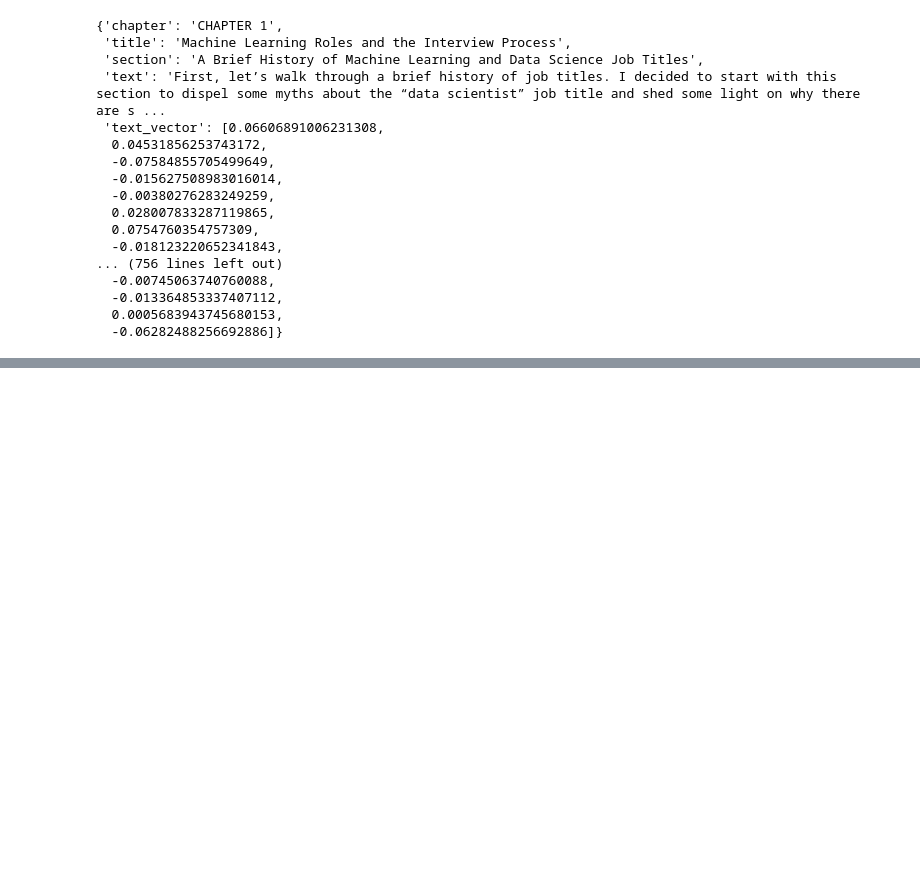
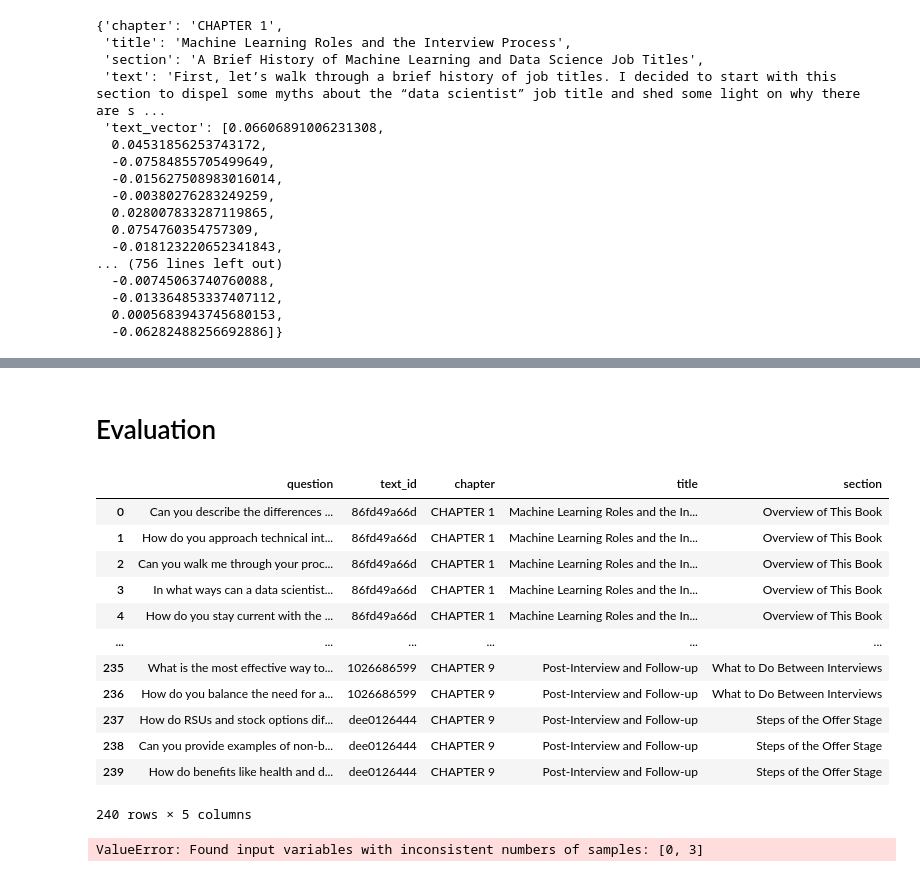
Before and after one commit to AMaldu/interview_preparation_bot, a Jupyter notebook: notebooks/retrieval_experiments/retrieval_elastic_search.ipynb, the cells around one changed output, grey strips where cells are left out. Cells and saved outputs as stored; diff of their text form; code cells hidden in the pictures; blank space fills up the shorter version.

Commit message:
elastic search hybrid uploaded

```diff
--- a/notebooks/retrieval_experiments/retrieval_elastic_search.ipynb
+++ b/notebooks/retrieval_experiments/retrieval_elastic_search.ipynb
@@ -237,0 +336,19 @@ response['hits']['hits']
+# %% [markdown]
+# Evaluation
+# %%
+gt_df = pd.read_csv('../../data/ground_truth_data.csv')
+gt_df
+# %% [output]
+|  | question | text_id | chapter | title | section |
+| 0 | Can you describe the differences ... | 86fd49a66d | CHAPTER 1 | Machine Learning Roles and the In... | Overview of This Book |
+| 1 | How do you approach technical int... | 86fd49a66d | CHAPTER 1 | Machine Learning Roles and the In... | Overview of This Book |
+| 2 | Can you walk me through your proc... | 86fd49a66d | CHAPTER 1 | Machine Learning Roles and the In... | Overview of This Book |
+| 3 | In what ways can a data scientist... | 86fd49a66d | CHAPTER 1 | Machine Learning Roles and the In... | Overview of This Book |
+| 4 | How do you stay current with the ... | 86fd49a66d | CHAPTER 1 | Machine Learning Roles and the In... | Overview of This Book |
+| ... | ... | ... | ... | ... | ... |
+| 235 | What is the most effective way to... | 1026686599 | CHAPTER 9 | Post-Interview and Follow-up | What to Do Between Interviews |
+| 236 | How do you balance the need for a... | 1026686599 | CHAPTER 9 | Post-Interview and Follow-up | What to Do Between Interviews |
+| 237 | How do RSUs and stock options dif... | dee0126444 | CHAPTER 9 | Post-Interview and Follow-up | Steps of the Offer Stage |
+| 238 | Can you provide examples of non-b... | dee0126444 | CHAPTER 9 | Post-Interview and Follow-up | Steps of the Offer Stage |
+| 239 | How do benefits like health and d... | dee0126444 | CHAPTER 9 | Post-Interview and Follow-up | Steps of the Offer Stage |
+240 rows × 5 columns
@@ -237,0 +384,55 @@ response['hits']['hits']
+# %%
+from sklearn.metrics import precision_score, recall_score, f1_score
+
+def evaluate_search(results, gt_df):
+    evaluations = {}
+
+    for index, row in gt_df.iterrows():
+        search_term = row['question']  # Access the 'question' field correctly
+        expected_answers = set(row['expected_answers']) if 'expected_answers' in row else set()  # Make sure this column exists
+
+        # Get the actual results for the current search term
+        actual_full_text_set = set(doc['_source']['title'] for doc in results[search_term]['full_text'])
+        actual_semantic_set = set(doc['_source']['title'] for doc in results[search_term]['semantic'])
+        actual_text_vector_set = set(doc['_source']['title'] for doc in results[search_term]['text_vector'])
+
+        # Calculate precision, recall, and F1 score for full text search
+        precision_full_text = precision_score(list(expected_answers), list(actual_full_text_set), average='binary', zero_division=0)
+        recall_full_text = recall_score(list(expected_answers), list(actual_full_text_set), average='binary', zero_division=0)
+        f1_full_text = f1_score(list(expected_answers), list(actual_full_text_set), average='binary', zero_division=0)
+
+        # Repeat for semantic search
+        precision_semantic = precision_score(list(expected_answers), list(actual_semantic_set), average='binary', zero_division=0)
+        recall_semantic = recall_score(list(expected_answers), list(actual_semantic_set), average='binary', zero_division=0)
+        f1_semantic = f1_score(list(expected_answers), list(actual_semantic_set), average='binary', zero_division=0)
+
+        # Repeat for text vector search
+        precision_vector = precision_score(list(expected_answers), list(actual_text_vector_set), average='binary', zero_division=0)
+        recall_vector = recall_score(list(expected_answers), list(actual_text_vector_set), average='binary', zero_division=0)
+        f1_vector = f1_score(list(expected_answers), list(actual_text_vector_set), average='binary', zero_division=0)
+
+        # Store evaluations
+        evaluations[search_term] = {
+            'full_text': {
+                'precision': precision_full_text,
+                'recall': recall_full_text,
+                'f1': f1_full_text
+            },
+            'semantic': {
+                'precision': precision_semantic,
+                'recall': recall_semantic,
+                'f1': f1_semantic
+            },
+            'vector': {
+                'precision': precision_vector,
+                'recall': recall_vector,
+                'f1': f1_vector
+            }
+        }
+
+    return evaluations
+
+# Run the evaluation
+evaluation_results = evaluate_search(results, gt_df)
+# %% [output]
+ValueError: Found input variables with inconsistent numbers of samples: [0, 3]
```
Also changed, not shown: parts of 45 cells of this notebook.
